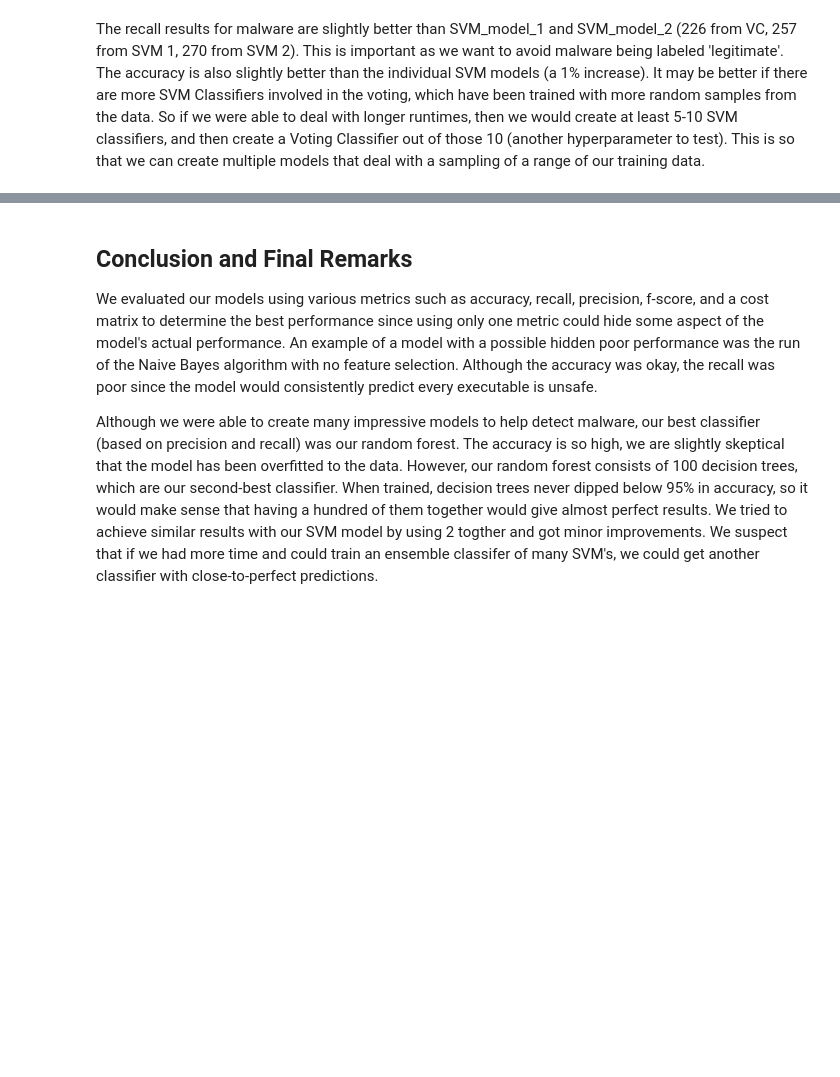
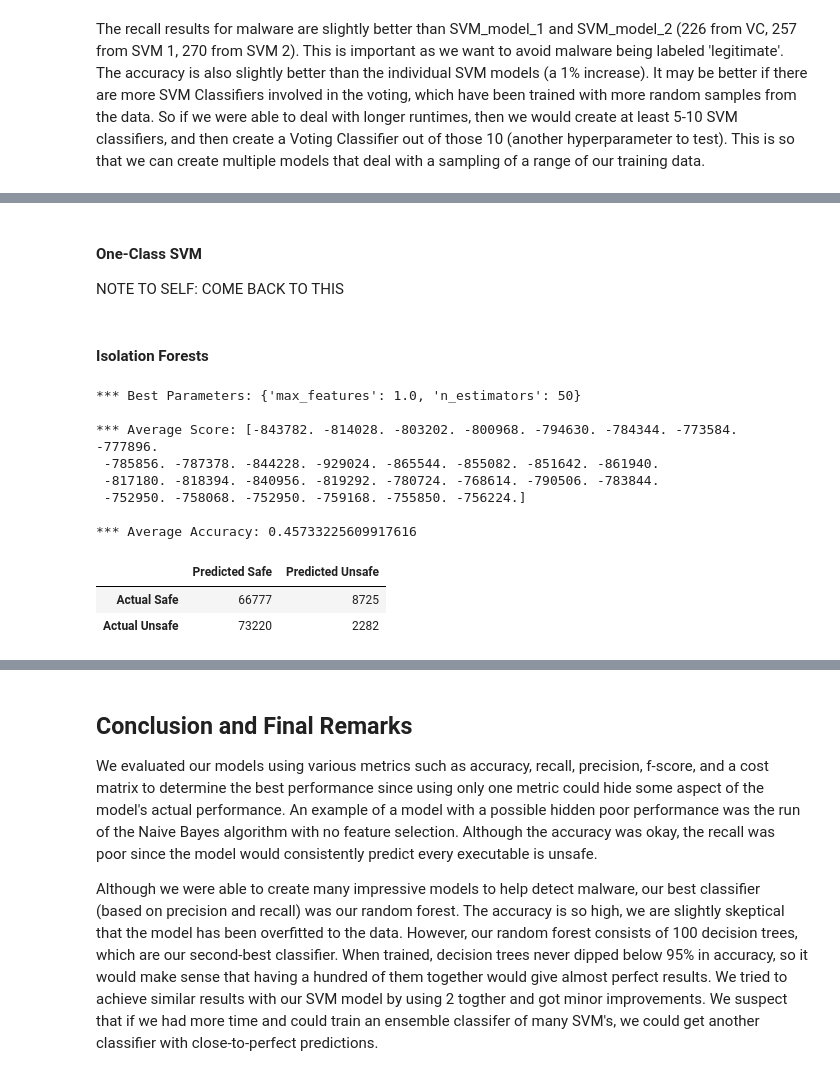
Before and after one commit to ayaabdelgawad/categorize-viruses, a Jupyter notebook: mal-classifier-vs-outlier-det.ipynb, the cells around one changed output, grey strips where cells are left out. Drawn from its saved outputs; the diff is of its cells as text; code cells hidden in the pictures; blank space fills up the shorter version.

```diff
--- a/mal-classifier-vs-outlier-det.ipynb
+++ b/mal-classifier-vs-outlier-det.ipynb
@@ -1375,0 +1216,79 @@ The recall results for malware are slightly better than SVM_model_1 and SVM_mode
+# %%
+# A custom scoring function
+# use the same cost matrix we defined from the classifier models section
+def get_out_detect_scorer(cost_matrix=[-10, 100, 50, -10]):
+    def cost_based_score(y_true, y_pred):
+        # Map outlier predictions (1 = normal, -1 = outlier) to match 'legitimate' label (1 = normal, 0 = malware)
+        y_pred_mapped = (y_pred == 1).astype(int)
+        return (cost_matrix * confusion_matrix(y_true, y_pred_mapped, labels=[1, 0]).ravel()).sum()
+    return make_scorer(cost_based_score, greater_is_better=False)
+
+out_detec_score = get_out_detect_scorer()
+
+# A wrapper around cross_val_predict to map to the correct labels
+def out_detec_cross_val_predict(model, X, y):
+    pred_raw = cross_val_predict(model, X, y, cv=10)
+    return (pred_raw == 1).astype(int)  # 1 = normal, 0 = malware
+# %% [markdown]
+#### One-Class SVM
+NOTE TO SELF: COME BACK TO THIS
+# %% [markdown]
+#### Isolation Forests
+# %%
+from sklearn.ensemble import IsolationForest
+
+# use unbinned data for underlying decision trees
+random_tree_data = deep_copy_data.groupby("legitimate").sample(n=num_legit, random_state=2)
+random_tree_data = random_tree_data.drop(columns=['OSVersion', 'SubsystemVersion'])
+random_tree_data['OSVersion'] = encoded_data['MajorOperatingSystemVersion']
+random_tree_data['SubsystemVersion'] = encoded_data['MajorSubsystemVersion']
+
+# separate features and labels
+features = random_tree_data
+labels = features.pop('legitimate')
+
+# tune, test, and train
+iso = IsolationForest(random_state=2)
+params = [{'n_estimators': range(10, 101, 10),
+         'max_features': [0.5, 0.75, 1.0]}]
+best_iso = GridSearchCV(iso,
+                      param_grid=params,
+                      scoring=out_detec_score,
+                      cv=5)
+
+# time how long it takes to train our best model
+pre_fit_time = time.time()
+best_iso.fit(features, labels)
+post_fit_time = time.time()
+
+# time how long it takes to predict
+pre_pred_time = time.time()
+pred = out_detec_cross_val_predict(best_iso, features, labels)
+post_pred_time = time.time()
+
+print("*** Best Parameters:", best_iso.best_params_, "\n")
+print("*** Average Score:", best_iso.cv_results_['mean_test_score'], "\n")
+print("*** Average Accuracy:", accuracy_score(labels, pred), "\n")
+print_confusion_matrix(*confusion_matrix(labels, pred).ravel())
+
+print("*** Classification Report:")
+print(classification_report(labels, pred))
+
+print("*** Efficiency:")
+iso_train_time = post_fit_time - pre_fit_time
+print(f"Training time: {iso_train_time:.8f} seconds")
+iso_pred_time = post_pred_time - pre_pred_time
+print(f"Prediction time: {iso_pred_time:.8f} seconds")
+print()
+# %% [output]
+*** Best Parameters: {'max_features': 1.0, 'n_estimators': 50}
+
+*** Average Score: [-843782. -814028. -803202. -800968. -794630. -784344. -773584. -777896.
+ -785856. -787378. -844228. -929024. -865544. -855082. -851642. -861940.
+ -817180. -818394. -840956. -819292. -780724. -768614. -790506. -783844.
+ -752950. -758068. -752950. -759168. -755850. -756224.]
+
+*** Average Accuracy: 0.45733225609917616
+|  | Predicted Safe | Predicted Unsafe |
+| Actual Safe | 66777 | 8725 |
+| Actual Unsafe | 73220 | 2282 |
```
Also changed, not shown: parts of 49 cells of this notebook.
